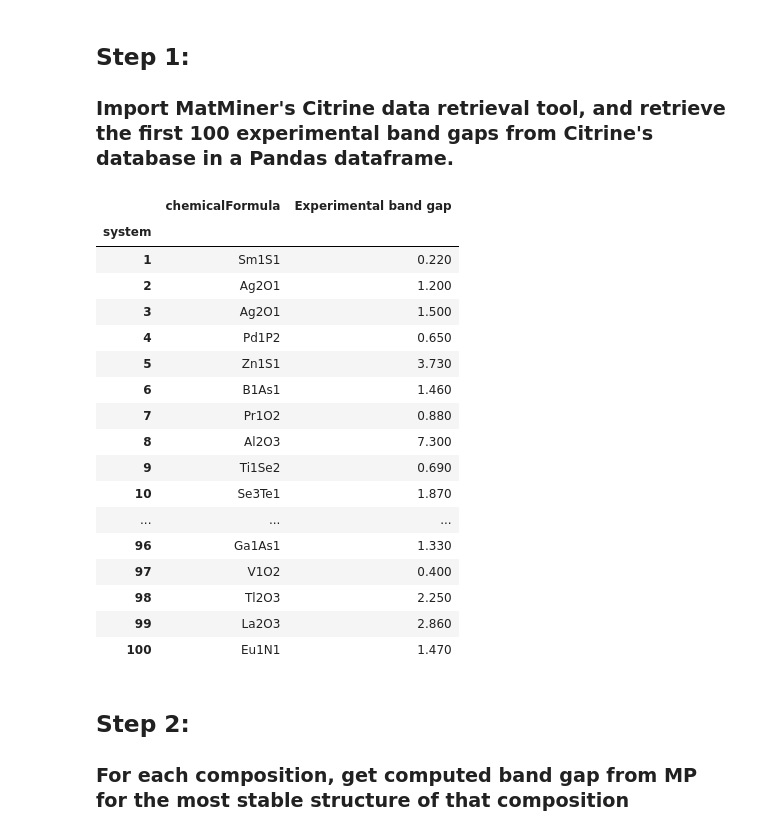
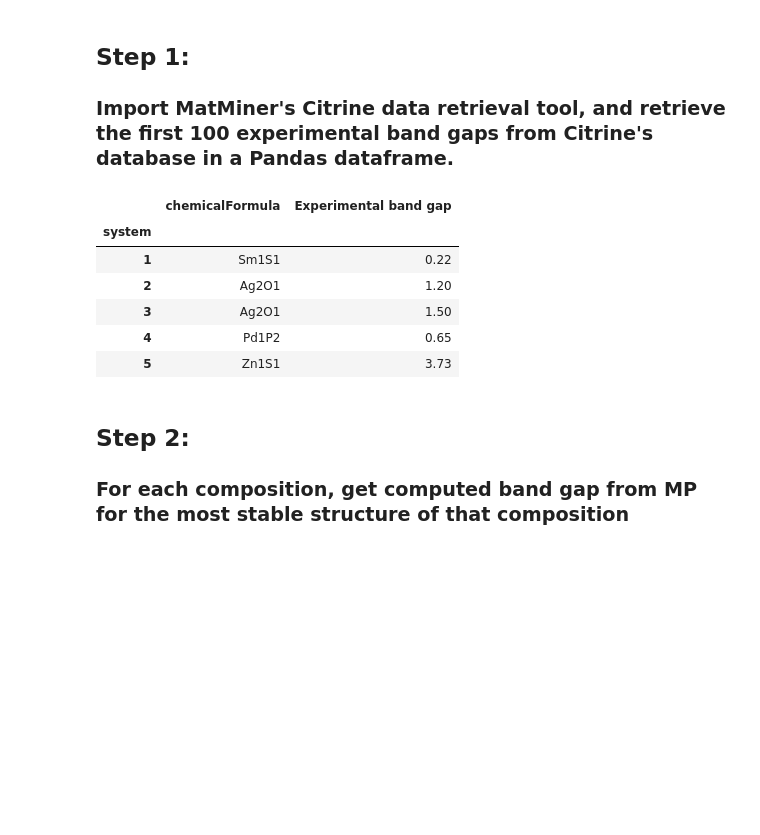
Before and after one commit to CitrineInformatics/learn-citrination, a Jupyter notebook: BandGapComparisonCitrinationVsMP.ipynb, the cells around one changed output. Saved outputs shown, nothing was run; the diff lists cells and outputs as text; code cells hidden in the pictures; blank space fills up the shorter version.

```diff
--- a/BandGapComparisonCitrinationVsMP.ipynb
+++ b/BandGapComparisonCitrinationVsMP.ipynb
@@ -31,33 +31,23 @@ warnings.filterwarnings('ignore')
 # %%
 from matminer.data_retrieval.retrieve_Citrine import CitrineDataRetrieval
 
-api_key = None     # Set your Citrine API key here. If set as an environment variable 'CITRINE_KEY', set it to 'None'
+# Set your Citrine API key here. If set as an environment variable 'CITRINE_KEY', set it to 'None'
+api_key = None
 c = CitrineDataRetrieval(api_key)    # Create an adapter to the Citrine Database.
 
 df = c.get_dataframe(property='band gap', data_type='experimental', max_results=100,
                      show_columns=['chemicalFormula', 'Band gap'])
-df = df[np.isfinite(df['Band gap'])]                                     # Filter out rows with null values of band gap
-df = df.rename(columns={'Band gap': 'Experimental band gap'})            # Rename column
-df
+df = df[np.isfinite(df['Band gap'])]                            # Filter out rows with null values of band gap
+df = df.rename(columns={'Band gap': 'Experimental band gap'})   # Rename column
+df.head()
 # %% [output]
 |  | chemicalFormula | Experimental band gap |
 | system |  |  |
-| 1 | Sm1S1 | 0.220 |
-| 2 | Ag2O1 | 1.200 |
-| 3 | Ag2O1 | 1.500 |
-| 4 | Pd1P2 | 0.650 |
-| 5 | Zn1S1 | 3.730 |
-| 6 | B1As1 | 1.460 |
-| 7 | Pr1O2 | 0.880 |
-| 8 | Al2O3 | 7.300 |
-| 9 | Ti1Se2 | 0.690 |
-| 10 | Se3Te1 | 1.870 |
-| ... | ... | ... |
-| 96 | Ga1As1 | 1.330 |
-| 97 | V1O2 | 0.400 |
-| 98 | Tl2O3 | 2.250 |
-| 99 | La2O3 | 2.860 |
-| 100 | Eu1N1 | 1.470 |
+| 1 | Sm1S1 | 0.22 |
+| 2 | Ag2O1 | 1.20 |
+| 3 | Ag2O1 | 1.50 |
+| 4 | Pd1P2 | 0.65 |
+| 5 | Zn1S1 | 3.73 |
 # %% [markdown]
 ## Step 2:
 
```
Also changed, not shown: parts of 3 cells of this notebook.
